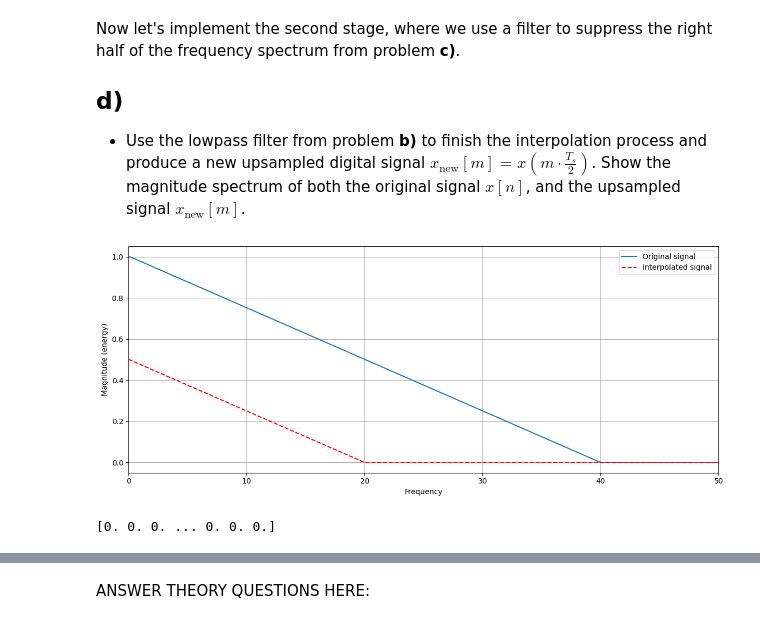
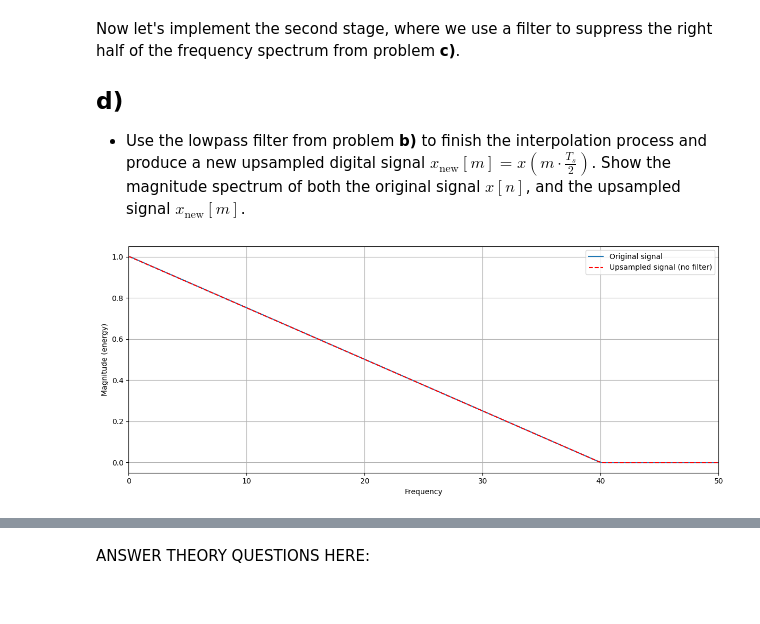
Before and after one commit to AndreFug/AIS2201, a Jupyter notebook: Exercise_10/1_Multirate_basics.ipynb, the cells around one changed output, grey strips where cells are left out. Saved outputs shown, nothing was run; the diff lists cells and outputs as text; code cells hidden in the pictures.

```diff
--- a/Exercise_10/1_Multirate_basics.ipynb
+++ b/Exercise_10/1_Multirate_basics.ipynb
@@ -168,26 +168,18 @@ Now let's implement the second stage, where we use a filter to suppress the righ
 ## d)
 * Use the lowpass filter from problem **b)** to finish the interpolation process and produce a new upsampled digital signal $x_{\text{new}}[m] = x\left(m\cdot \frac{T_s}{2}\right)$. Show the magnitude spectrum of both the original signal $x[n]$, and the upsampled signal $x_{\text{new}}[m]$.
 # %%
-def upsampleSignal(x_n, M):
-    upsampledSignal = np.zeros(len(x_n) * M)
-    upsampledSignal[::M] = x_n
-    return upsampledSignal
+f_c = fs / 4
+filterCoefs = lowpassFilter(numtaps, f_c, fs=fs*2)
+x_new = np.zeros(len(x_n) * 2)
+x_new[::2] = x_n * 2
 
-def interpolateSignal(upsampledSignal, filterCoefs):
-    return np.convolve(upsampledSignal, filterCoefs, mode='same')
 
-# filterCoefs = lowpassFilter(numtaps, f_c, fs)
-x_new = upsampleSignal(x_n, M)
-x_new = interpolateSignal(x_new, filterCoefs)
 
 plt.figure(figsize=(12, 5))
-plt.magnitude_spectrum(x_n, Fs=fs)
-plt.magnitude_spectrum(x_new, Fs=fs, linestyle="--", color="red")
-plt.legend(["Original signal", "Interpolated signal"])
-plt.tight_layout()
+plt.magnitude_spectrum(x_n, Fs=fs, label="Original signal")
+plt.magnitude_spectrum(x_new, Fs=fs*2, linestyle="--", color="red", label="Upsampled signal (no filter)")
+plt.xlim(0, 50)
+plt.legend()
 plt.show()
-
-print(x_new)
 # %% [output]
-[figure, old version]
+[figure, new version]
-[0. 0. 0. ... 0. 0. 0.]
```
Also changed, not shown: parts of 1 cell of this notebook.
